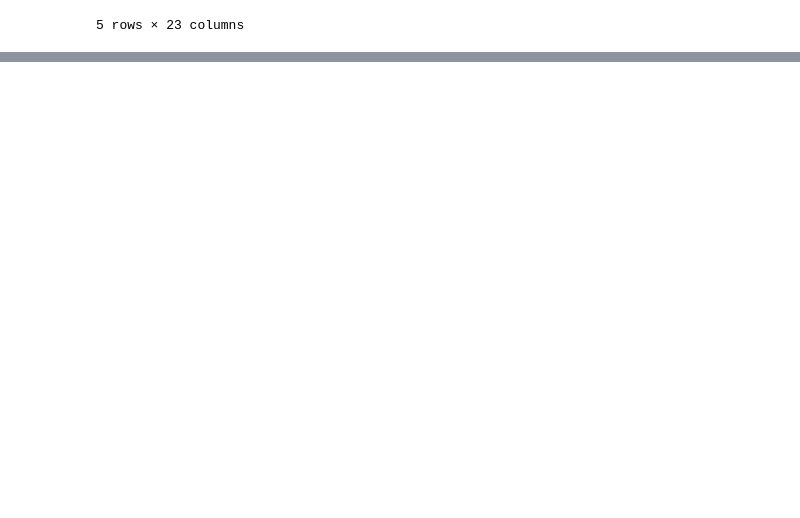
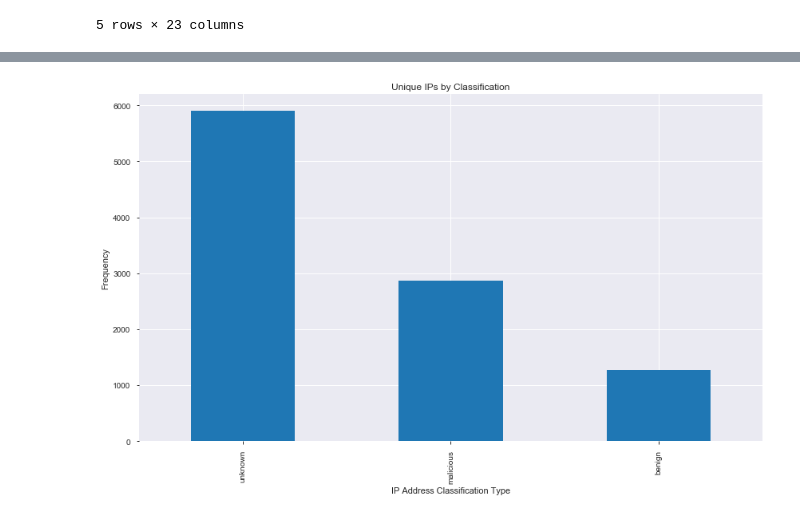
Before and after one commit to normur/ATA_honeypot, a Jupyter notebook: ATA_Honeypot_Analysis .ipynb, the cells around one changed output, grey strips where cells are left out. Saved outputs shown, nothing was run; the diff lists cells and outputs as text; code cells hidden in the pictures; blank space fills up the shorter version.

Commit message:
start plotting

```diff
--- a/ATA_Honeypot_Analysis .ipynb
+++ b/ATA_Honeypot_Analysis .ipynb
@@ -149,0 +186,9 @@ grey_noise_loc.head()
+# %%
+ax = grey_noise_loc['classification'].value_counts().plot(kind='bar',
+                                    figsize=(14,8),
+                                    title="Unique IPs by Classification")
+ax.set_xlabel("IP Address Classification Type")
+ax.set_ylabel("Frequency")
+plt.show()
+# %% [output]
+[figure, added]
```
Also changed, not shown: parts of 5 cells of this notebook.
